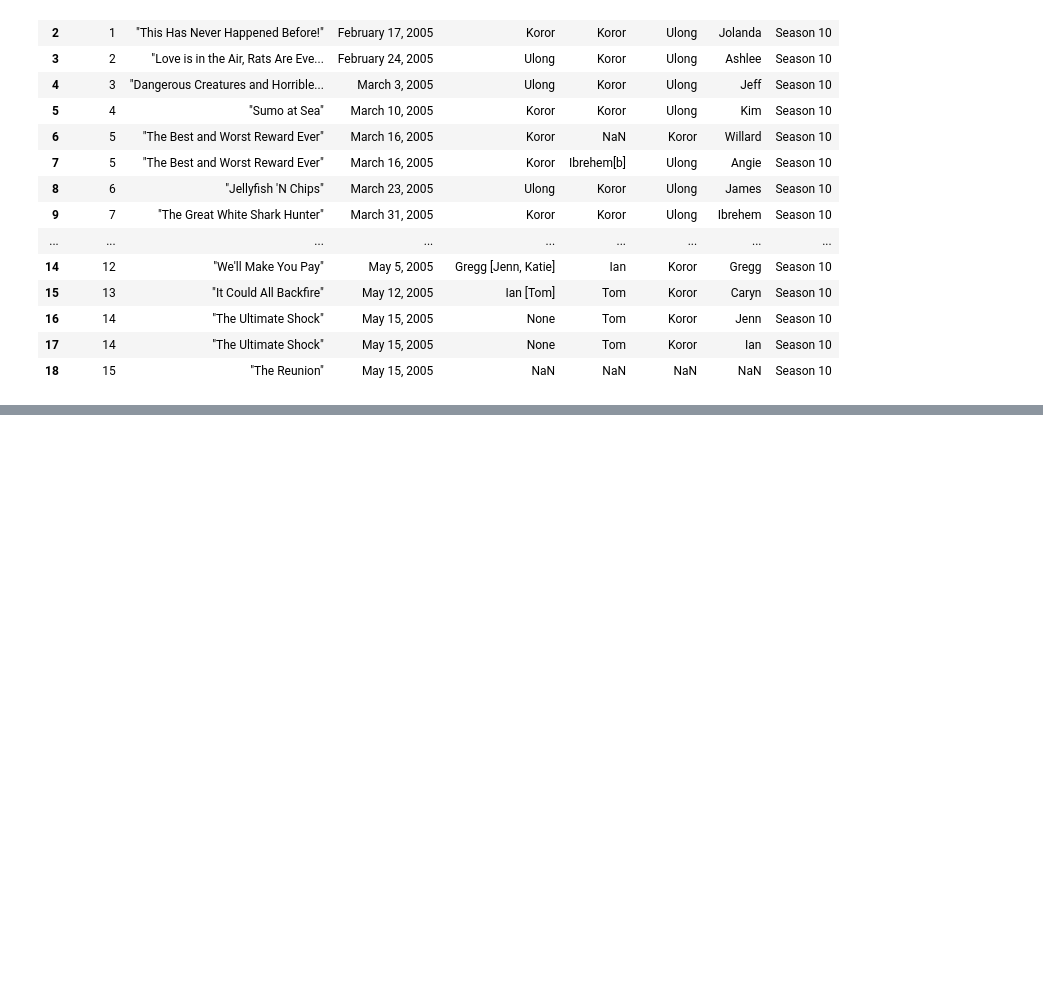
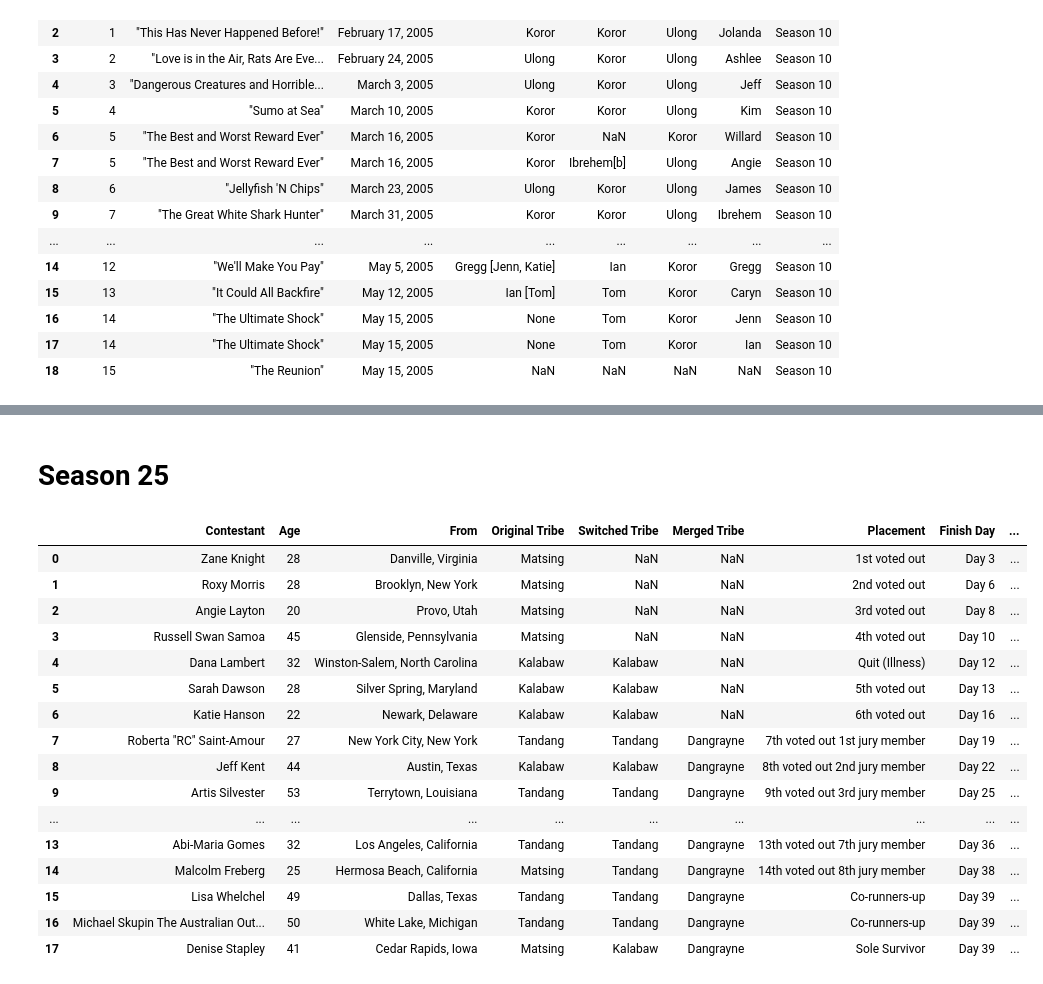
Before and after one commit to Erica-Exotica/DA8-capstone, a Jupyter notebook: notebook/CapstoneV2.ipynb, the cells around one changed output, grey strips where cells are left out. Drawn from its saved outputs; the diff is of its cells as text; code cells hidden in the pictures; blank space fills up the shorter version.

```diff
--- a/notebook/CapstoneV2.ipynb
+++ b/notebook/CapstoneV2.ipynb
@@ -1555,0 +1573,29 @@ challenge_winners_eliminations23
+# %% [markdown]
+# Season 25
+# %%
+szn_25_URL = 'https://en.wikipedia.org/wiki/Survivor:_Philippines'
+response25 = requests.get(szn_25_URL)
+soup25 = BS(response25.text)
+contestants_df_szn25 = pd.read_html(str(soup25.find('table', attrs={'class' : 'wikitable'})))[0]
+contestants_df_szn25['Season'] = 'Season 25'
+contestants_df_szn25.columns =['Contestant', 'Age', 'From', 'Original Tribe', 'Switched Tribe', 'Merged Tribe', 'Placement', 'Finish Day', 'Season']
+all_contestants.append(contestants_df_szn25)
+contestants_df_szn25
+# %% [output]
+|  | Contestant | Age | From | Original Tribe | Switched Tribe | Merged Tribe | Placement | Finish Day | ... |
+| 0 | Zane Knight | 28 | Danville, Virginia | Matsing | NaN | NaN | 1st voted out | Day 3 | ... |
+| 1 | Roxy Morris | 28 | Brooklyn, New York | Matsing | NaN | NaN | 2nd voted out | Day 6 | ... |
+| 2 | Angie Layton | 20 | Provo, Utah | Matsing | NaN | NaN | 3rd voted out | Day 8 | ... |
+| 3 | Russell Swan Samoa | 45 | Glenside, Pennsylvania | Matsing | NaN | NaN | 4th voted out | Day 10 | ... |
+| 4 | Dana Lambert | 32 | Winston-Salem, North Carolina | Kalabaw | Kalabaw | NaN | Quit (Illness) | Day 12 | ... |
+| 5 | Sarah Dawson | 28 | Silver Spring, Maryland | Kalabaw | Kalabaw | NaN | 5th voted out | Day 13 | ... |
+| 6 | Katie Hanson | 22 | Newark, Delaware | Kalabaw | Kalabaw | NaN | 6th voted out | Day 16 | ... |
+| 7 | Roberta "RC" Saint-Amour | 27 | New York City, New York | Tandang | Tandang | Dangrayne | 7th voted out 1st jury member | Day 19 | ... |
+| 8 | Jeff Kent | 44 | Austin, Texas | Kalabaw | Kalabaw | Dangrayne | 8th voted out 2nd jury member | Day 22 | ... |
+| 9 | Artis Silvester | 53 | Terrytown, Louisiana | Tandang | Tandang | Dangrayne | 9th voted out 3rd jury member | Day 25 | ... |
+| ... | ... | ... | ... | ... | ... | ... | ... | ... | ... |
+| 13 | Abi-Maria Gomes | 32 | Los Angeles, California | Tandang | Tandang | Dangrayne | 13th voted out 7th jury member | Day 36 | ... |
+| 14 | Malcolm Freberg | 25 | Hermosa Beach, California | Matsing | Tandang | Dangrayne | 14th voted out 8th jury member | Day 38 | ... |
+| 15 | Lisa Whelchel | 49 | Dallas, Texas | Tandang | Tandang | Dangrayne | Co-runners-up | Day 39 | ... |
+| 16 | Michael Skupin The Australian Out... | 50 | White Lake, Michigan | Tandang | Tandang | Dangrayne | Co-runners-up | Day 39 | ... |
+| 17 | Denise Stapley | 41 | Cedar Rapids, Iowa | Matsing | Kalabaw | Dangrayne | Sole Survivor | Day 39 | ... |
```
Also changed, not shown: parts of 127 cells of this notebook.
